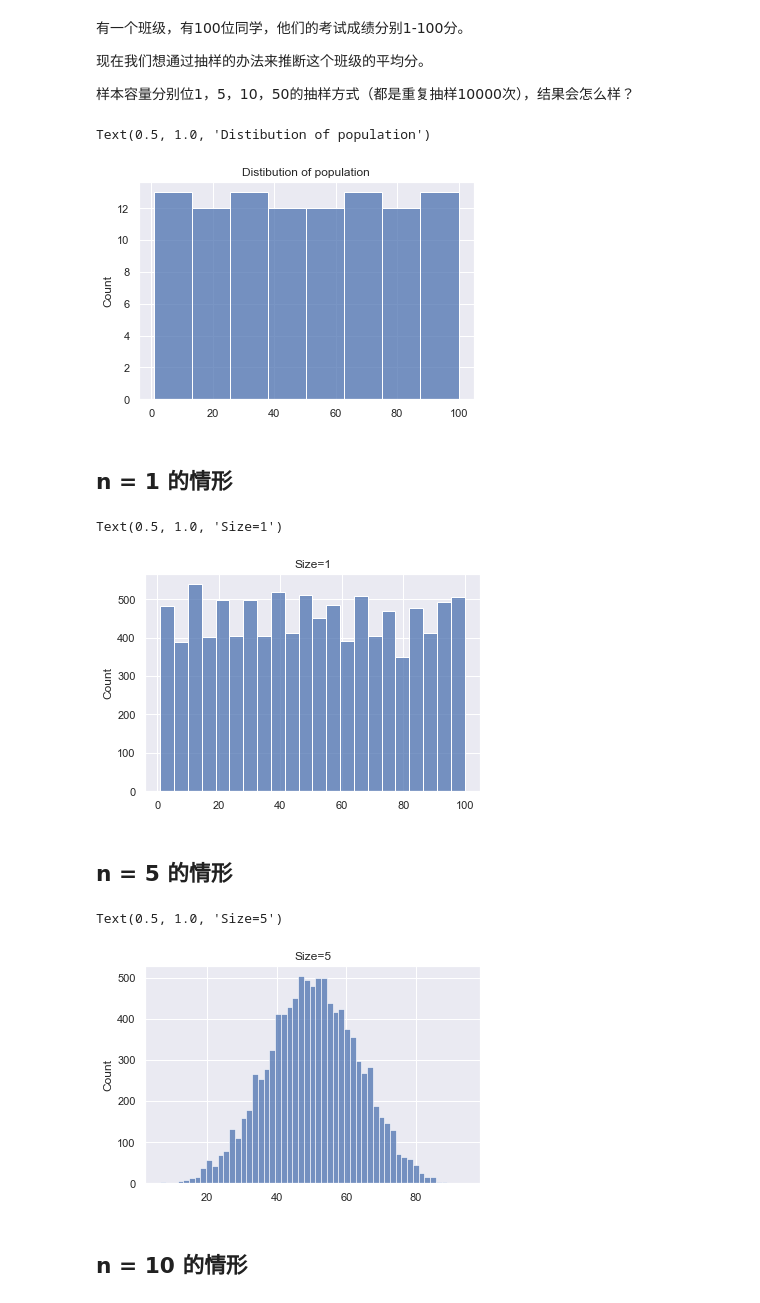
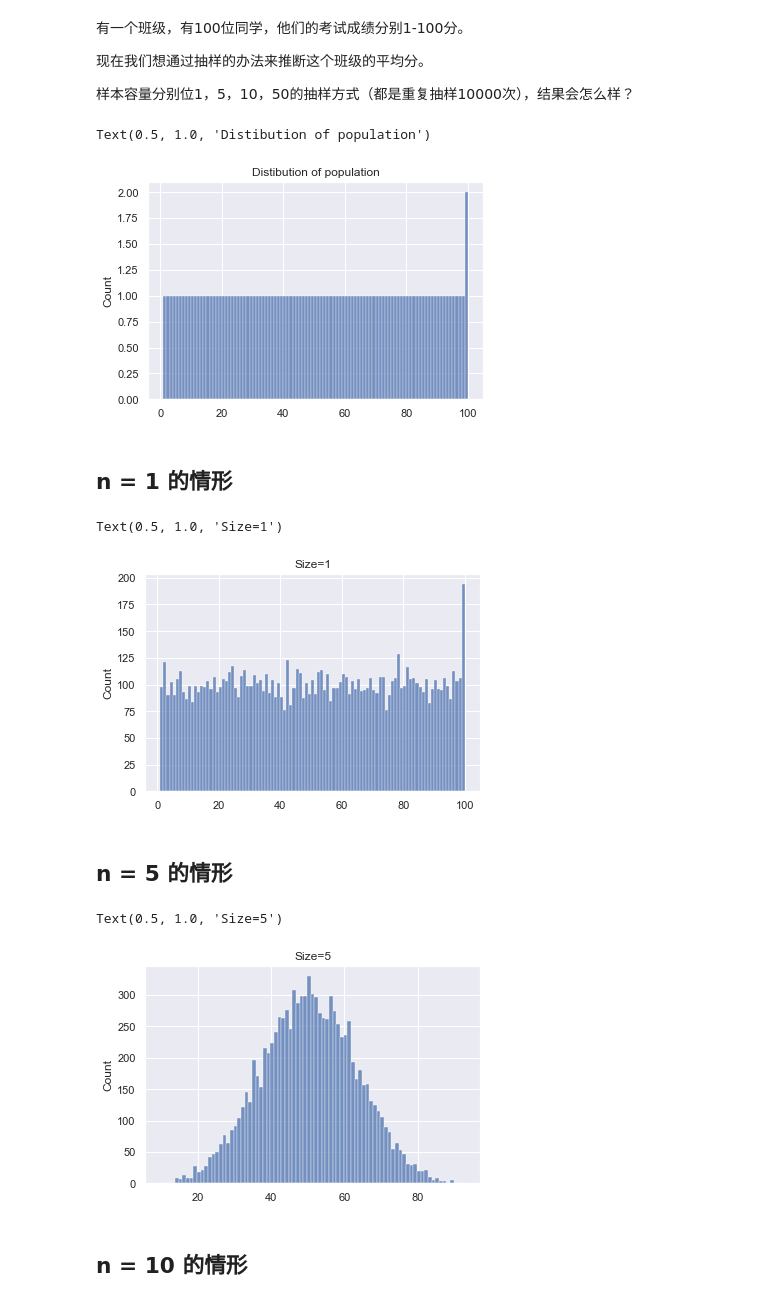
Before and after one commit to en-feng/survey_and_stats, a Jupyter notebook: sampling.ipynb, the cells around one changed output. Saved outputs shown, nothing was run; the diff lists cells and outputs as text; code cells hidden in the pictures.

```diff
--- a/sampling.ipynb
+++ b/sampling.ipynb
@@ -36,11 +36,11 @@ SyntaxError: invalid syntax (<ipython-input-18-4cc3023090fc>, line 1)
 # %%
 data = np.array(range(1, 101))
 
-sns.histplot(data)
+sns.histplot(data, binwidth=1)
 plt.title("Distibution of population")
 # %% [output]
 Text(0.5, 1.0, 'Distibution of population')
-[figure, old version]
+[figure, new version]
 # %% [markdown]
 ## n = 1 的情形
 # %%
@@ -50,11 +50,11 @@ sample_mean =[]
 for i in range(1, 10000):
     s = np.random.choice(data, size=1).mean()
     sample_mean.append(s)
-sns.histplot(sample_mean)
+sns.histplot(sample_mean, binwidth=1)
 plt.title("Size=1")
 # %% [output]
 Text(0.5, 1.0, 'Size=1')
-[figure, old version]
+[figure, new version]
 # %% [markdown]
 ## n = 5 的情形
 # %%
@@ -64,11 +64,11 @@ sample_mean =[]
 for i in range(1, 10000):
     s = np.random.choice(data, size=5).mean()
     sample_mean.append(s)
-sns.histplot(sample_mean)
+sns.histplot(sample_mean, binwidth=1)
 plt.title("Size=5")
 # %% [output]
 Text(0.5, 1.0, 'Size=5')
-[figure, old version]
+[figure, new version]
 # %% [markdown]
 ## n = 10 的情形
 # %%
```
Also changed, not shown: parts of 2 cells of this notebook.
